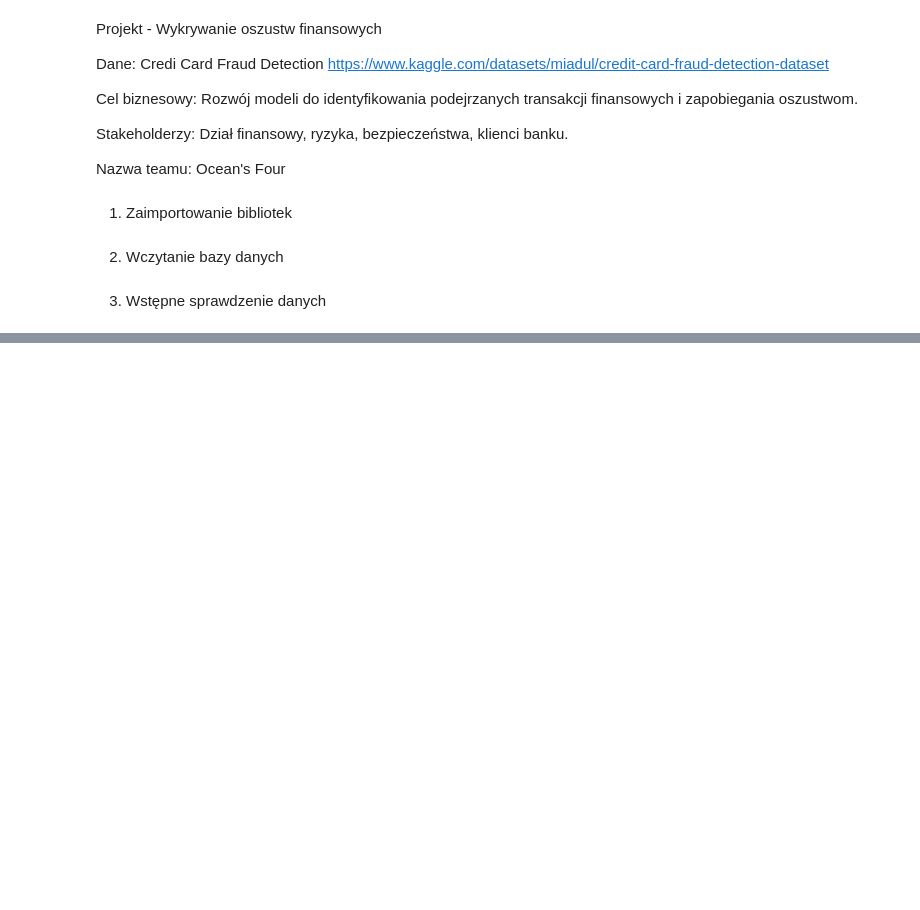
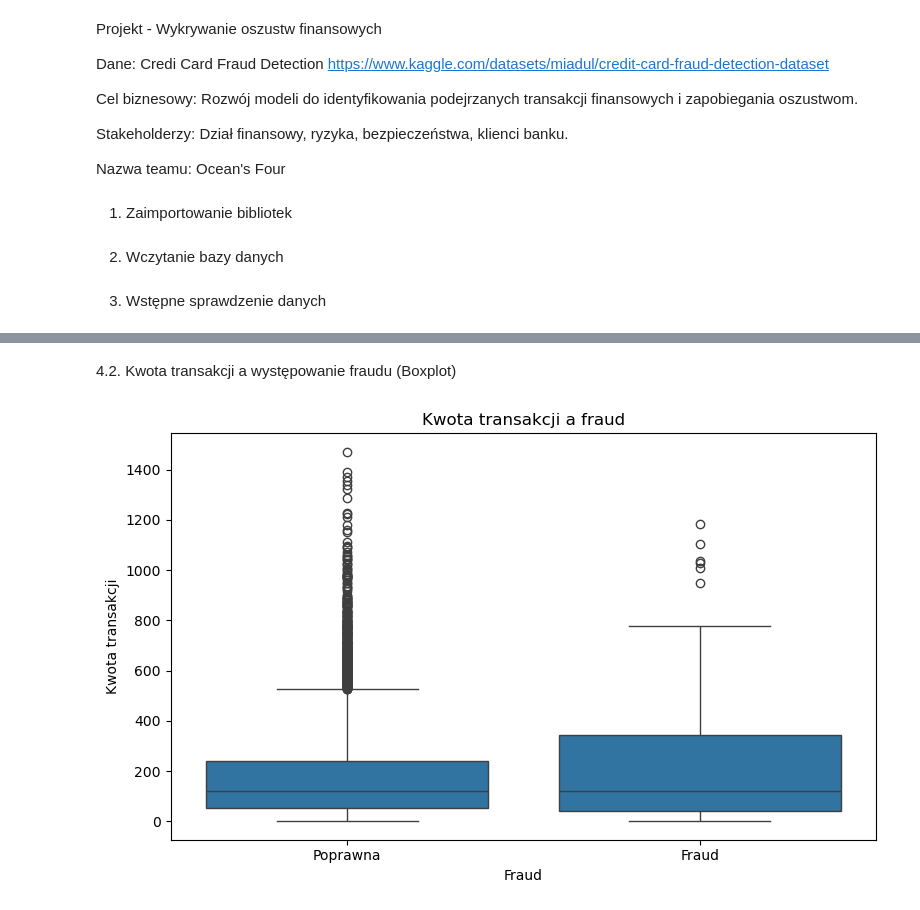
Before and after one commit to infoshareacademy/jdszr24-grupa-2, a Jupyter notebook: Ocean's_Four_Project.ipynb, the cells around one changed output, grey strips where cells are left out. Saved outputs shown, nothing was run; the diff lists cells and outputs as text; code cells hidden in the pictures; blank space fills up the shorter version.

```diff
--- a/Ocean's_Four_Project.ipynb
+++ b/Ocean's_Four_Project.ipynb
@@ -88,0 +176,21 @@ df.describe()
+# %% [markdown]
+4.2. Kwota transakcji a występowanie fraudu (Boxplot)
+# %%
+plt.figure(figsize=(8,5))
+
+sns.boxplot(
+    data=df,
+    x="is_fraud",
+    y="amount"
+)
+
+plt.title("Kwota transakcji a fraud")
+plt.xlabel("Fraud")
+plt.ylabel("Kwota transakcji")
+
+plt.xticks([0,1], ["Poprawna", "Fraud"])
+
+plt.tight_layout()
+plt.show()
+# %% [output]
+[figure, added]
```
Also changed, not shown: parts of 17 cells of this notebook, 1 other file.
